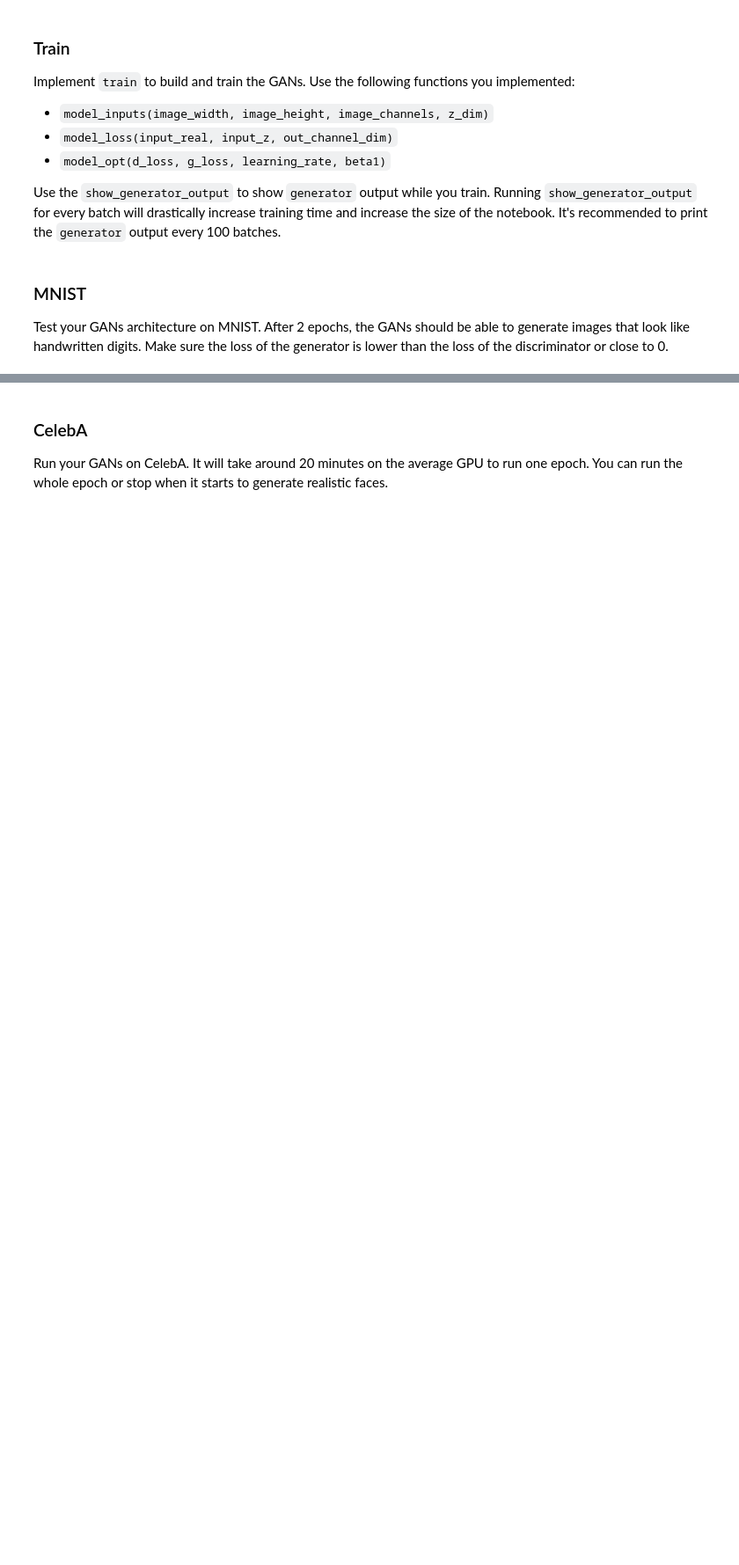
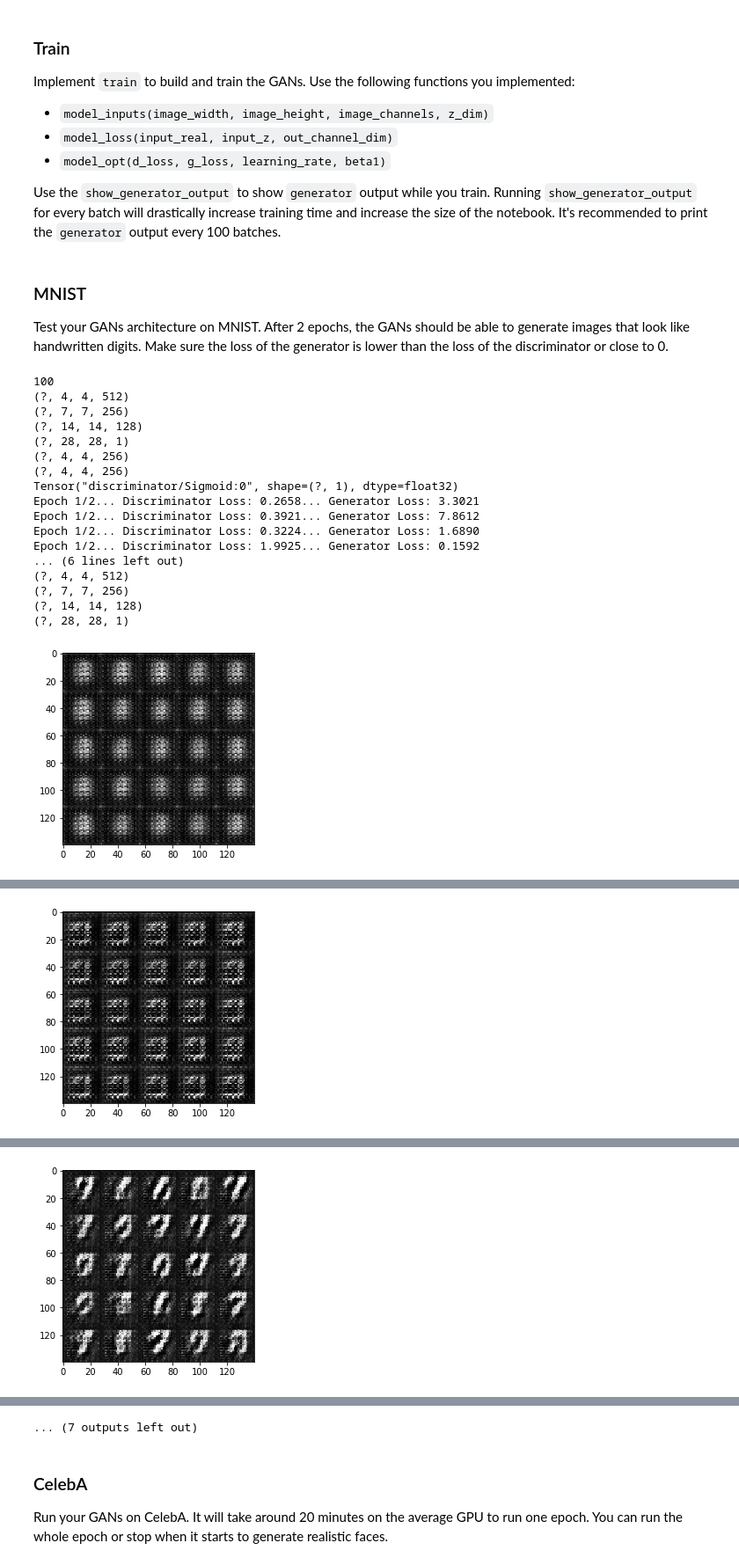
Before and after one commit to chetnapriyadarshini/deep-learning, a Jupyter notebook: face_generation/dlnd_face_generation.ipynb, the cells around one changed output, grey strips where cells are left out. Shown at 88% size. Saved outputs shown, nothing was run; the diff lists cells and outputs as text; code cells hidden in the pictures; blank space fills up the shorter version.

```diff
--- a/face_generation/dlnd_face_generation.ipynb
+++ b/face_generation/dlnd_face_generation.ipynb
@@ -107,8 +117,10 @@ def model_inputs(image_width, image_height, image_channels, z_dim):
     :return: Tuple of (tensor of real input images, tensor of z data, learning rate)
     """
     # TODO: Implement Function
-
-    return None, None, None
+    input_images = tf.placeholder(tf.float32,(None, image_width, image_height, image_channels), name = "input")
+    z_input = tf.placeholder(tf.float32, (None,z_dim), name="z_input")
+    learning_rate = tf.placeholder(tf.float32, name = "learning_rate")
+    return input_images, z_input, learning_rate
 
 
 """
@@ -253,29 +367,78 @@ def train(epoch_count, batch_size, z_dim, learning_rate, beta1, get_batches, dat
     :param data_image_mode: The image mode to use for images ("RGB" or "L")
     """
     # TODO: Build Model
+    image_width = data_shape[1]
+    image_height = data_shape[2]
+    image_channels = data_shape[3]
+    out_channel_dim = image_channels
 
+    steps = 0
+
+    #tf.reset_default_graph()
+    print(z_dim)
+    input_real, input_z, lrate = model_inputs(image_width,image_height,image_channels,z_dim)
+
+    d_loss, g_loss = model_loss(input_real, input_z, out_channel_dim)
+    d_train_opt, g_train_opt = model_opt(d_loss, g_loss, learning_rate, beta1)
 
     with tf.Session() as sess:
         sess.run(tf.global_variables_initializer())
         for epoch_i in range(epoch_count):
             for batch_images in get_batches(batch_size):
                 # TODO: Train Model
+                #print(steps)
+                steps += 1
+                # Sample random noise for G
+                batch_z = np.random.uniform(-1, 1, size=(batch_size, z_dim))
+
+                # Run optimizers
+                _ = sess.run(d_train_opt, feed_dict={input_real: batch_images,input_z: batch_z,lrate:learning_rate})
+                _ = sess.run(g_train_opt, feed_dict={input_real: batch_images,input_z: batch_z,lrate:learning_rate})
+
+                if steps %10 == 0:
+                    train_loss_d = d_loss.eval({input_z: batch_z, input_real: batch_images})
+                    train_loss_g = g_loss.eval({input_z: batch_z})
+                    print("Epoch {}/{}...".format(epoch_i+1, epochs),
+                          "Discriminator Loss: {:.4f}...".format(train_loss_d),
+                          "Generator Loss: {:.4f}".format(train_loss_g))
+
+                if steps%100 == 0:
+                    show_generator_output(sess, 25, input_z, out_channel_dim, data_image_mode)
 # %% [markdown]
 ### MNIST
 Test your GANs architecture on MNIST.  After 2 epochs, the GANs should be able to generate images that look like handwritten digits.  Make sure the loss of the generator is lower than the loss of the discriminator or close to 0.
 # %%
-batch_size = None
-z_dim = None
-learning_rate = None
-beta1 = None
+batch_size = 128
+z_dim = 100
+learning_rate = 0.0002
+beta1 = 0.5
 
 
 """
 DON'T MODIFY ANYTHING IN THIS CELL THAT IS BELOW THIS LINE
 """
 epochs = 2
 
 mnist_dataset = helper.Dataset('mnist', glob(os.path.join(data_dir, 'mnist/*.jpg')))
 with tf.Graph().as_default():
     train(epochs, batch_size, z_dim, learning_rate, beta1, mnist_dataset.get_batches,
           mnist_dataset.shape, mnist_dataset.image_mode)
+# %% [output]
+100
+(?, 4, 4, 512)
+(?, 7, 7, 256)
+(?, 14, 14, 128)
+(?, 28, 28, 1)
+(?, 4, 4, 256)
+(?, 4, 4, 256)
+Tensor("discriminator/Sigmoid:0", shape=(?, 1), dtype=float32)
+Epoch 1/2... Discriminator Loss: 0.2658... Generator Loss: 3.3021
+Epoch 1/2... Discriminator Loss: 0.3921... Generator Loss: 7.8612
+Epoch 1/2... Discriminator Loss: 0.3224... Generator Loss: 1.6890
+Epoch 1/2... Discriminator Loss: 1.9925... Generator Loss: 0.1592
+... (6 lines left out)
+(?, 4, 4, 512)
+(?, 7, 7, 256)
+(?, 14, 14, 128)
+(?, 28, 28, 1)
+[figure, added]
@@ -281,0 +459 @@ with tf.Graph().as_default():
+[figure, added]
@@ -281,0 +474 @@ with tf.Graph().as_default():
+[figure, added]
@@ -282,3 +520,4 @@ with tf.Graph().as_default():
+... (7 outputs left out)
 # %% [markdown]
 ### CelebA
 Run your GANs on CelebA.  It will take around 20 minutes on the average GPU to run one epoch.  You can run the whole epoch or stop when it starts to generate realistic faces.
```
Also changed, not shown: parts of 11 cells of this notebook.
